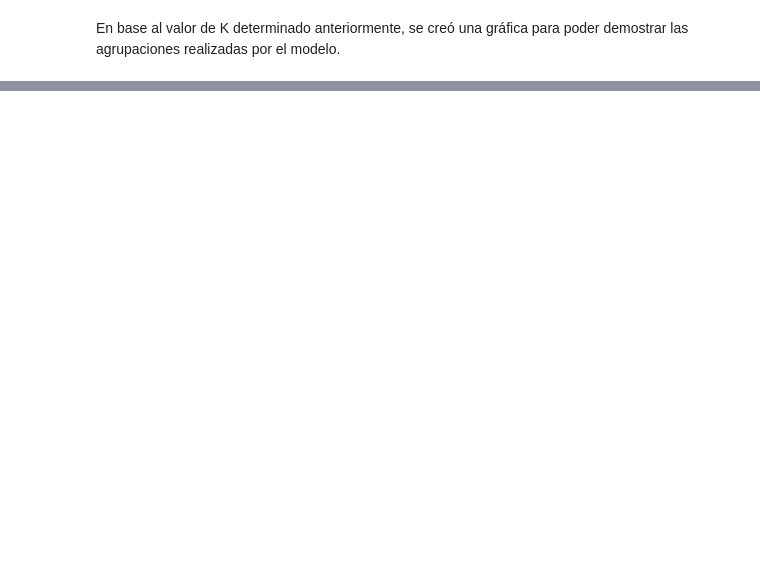
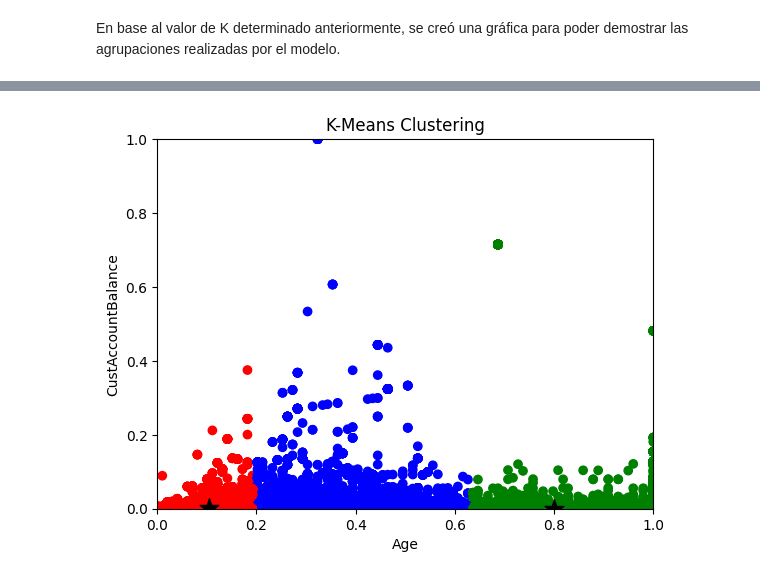
Before and after one commit to 20Candy/Lab7IA, a Jupyter notebook: ClientesBanco.ipynb, the cells around one changed output, grey strips where cells are left out. Drawn from its saved outputs; the diff is of its cells as text; code cells hidden in the pictures; blank space fills up the shorter version.

```diff
--- a/ClientesBanco.ipynb
+++ b/ClientesBanco.ipynb
@@ -357,33 +447,30 @@ print(davies_bouldin_score(X, cluster_assignments))
 # %%
-from sklearn.cluster import KMeans
-
 # Calcular los centroides y los índices de asignación de clúster
-kmeans = KMeans(n_clusters=3, random_state=0).fit(X)
+kmeans = KMeans(n_clusters=3, random_state=0).fit(pca_data)
 centroids = kmeans.cluster_centers_
 cluster_assignments = kmeans.labels_
 
 fig = plt.figure()
 ax = fig.add_subplot(111)
 
 # Assign different colors to each cluster
 colors = ['r', 'g', 'b', 'c', 'm', 'y', 'k', 'b']
 cluster_colors = [colors[i] for i in cluster_assignments]
 
 # Plot the data points
-ax.scatter(X[:, 0], X[:, 1], c=cluster_colors)
+ax.scatter(df_feat['Age'], df_feat['CustAccountBalance'], c=cluster_colors)
 
 # Plot the centroids
 ax.scatter(centroids[:, 0], centroids[:, 1], c='black', marker='*', s=200)
 
 # Set the axis labels
 ax.set_xlabel('Age')
 ax.set_ylabel('CustAccountBalance')
 ax.set_title('K-Means Clustering')
 
-ax.set_xlim([min(X[:, 0]), max(X[:, 0])])
-ax.set_ylim([min(X[:, 1]), max(X[:, 1])])
+ax.set_xlim([min(df_feat['Age']), max(df_feat['Age'])])
+ax.set_ylim([min(df_feat['CustAccountBalance']), max(df_feat['CustAccountBalance'])])
 
 plt.show()
-
-# Davies-Bouldin Index
-print(davies_bouldin_score(X, cluster_assignments))
+# %% [output]
+[figure, added]
```
Also changed, not shown: parts of 23 cells of this notebook.
